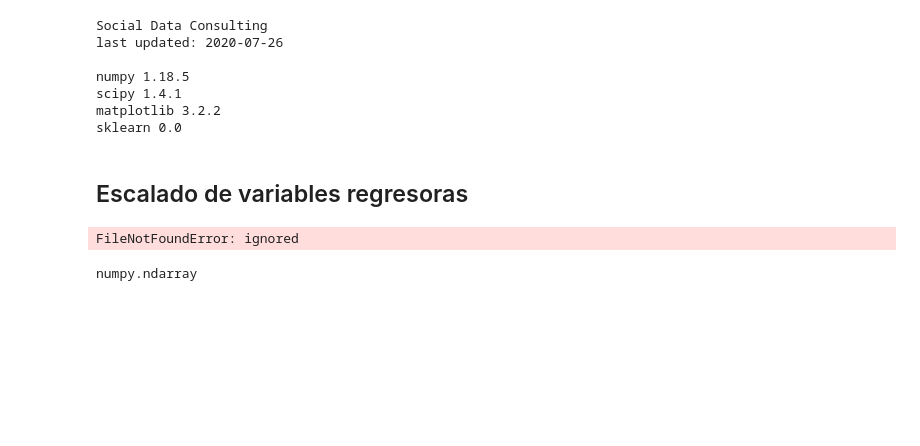
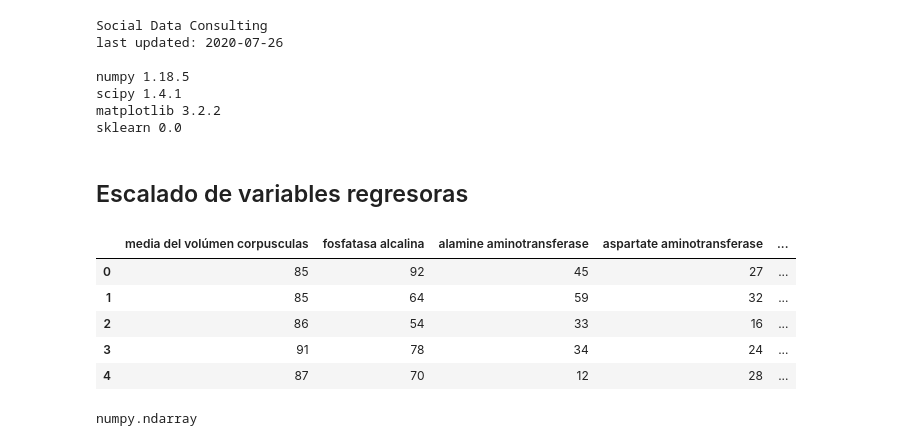
Before and after one commit to Yes197/Miscelanea, a Jupyter notebook: Ejercicios Basico/nivel1_8.ipynb, the cells around one changed output. Drawn from its saved outputs; the diff is of its cells as text; code cells hidden in the pictures; blank space fills up the shorter version.

```diff
--- a/Ejercicios Basico/nivel1_8.ipynb
+++ b/Ejercicios Basico/nivel1_8.ipynb
@@ -50,15 +50,21 @@ from IPython.display import Image
 # %%
 import pandas as pd
 # %%
-FileCSV="D:/Python/1. Nivel I/8/datos/bupa.txt"
+#@title Bupa
+FileCSV="https://raw.githubusercontent.com/Yes197/Miscelanea/master/Ejercicios%20Basico/datos/bupa.txt"
 bupa=pd.read_csv(FileCSV)
 bupa=bupa.rename(columns = {"V1":"media del volúmen corpusculas", "V2":"fosfatasa alcalina", "V3":"alamine aminotransferase",
               "V4":"aspartate aminotransferase", "V5":"gamma-glutamyl transpeptidase",
               "V6":"media de bebidas alchólicas por día", "V7":"condición del paciente"})
 bupa.head()
 #condición del paciente: 1 (higado enfermo) 2 (higado sano)
 # %% [output]
-FileNotFoundError: ignored
+|  | media del volúmen corpusculas | fosfatasa alcalina | alamine aminotransferase | aspartate aminotransferase | ... |
+| 0 | 85 | 92 | 45 | 27 | ... |
+| 1 | 85 | 64 | 59 | 32 | ... |
+| 2 | 86 | 54 | 33 | 16 | ... |
+| 3 | 91 | 78 | 34 | 24 | ... |
+| 4 | 87 | 70 | 12 | 28 | ... |
 # %%
 from sklearn.model_selection import train_test_split
 # %%
```
Also changed, not shown: parts of 13 cells of this notebook.
